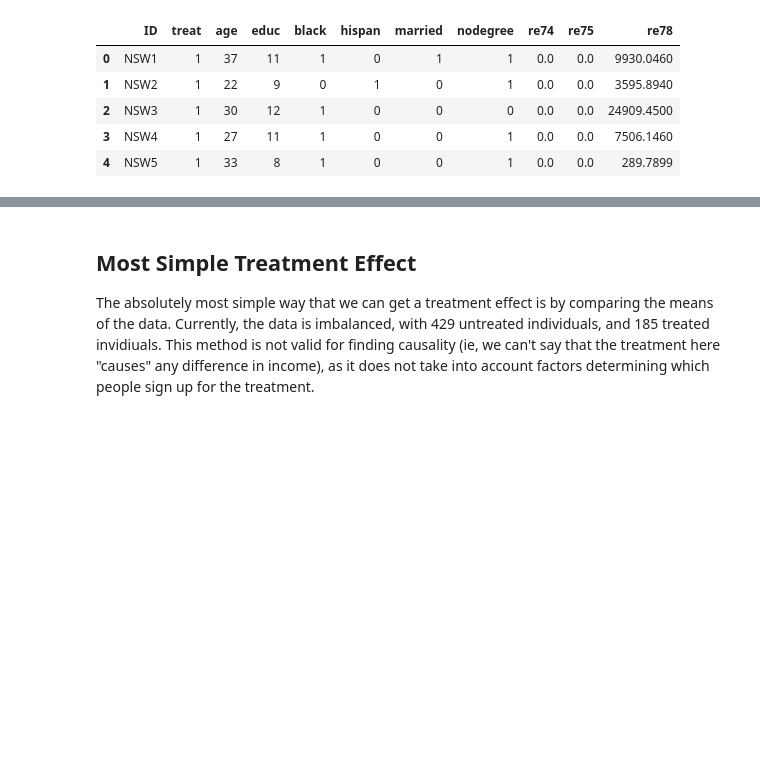
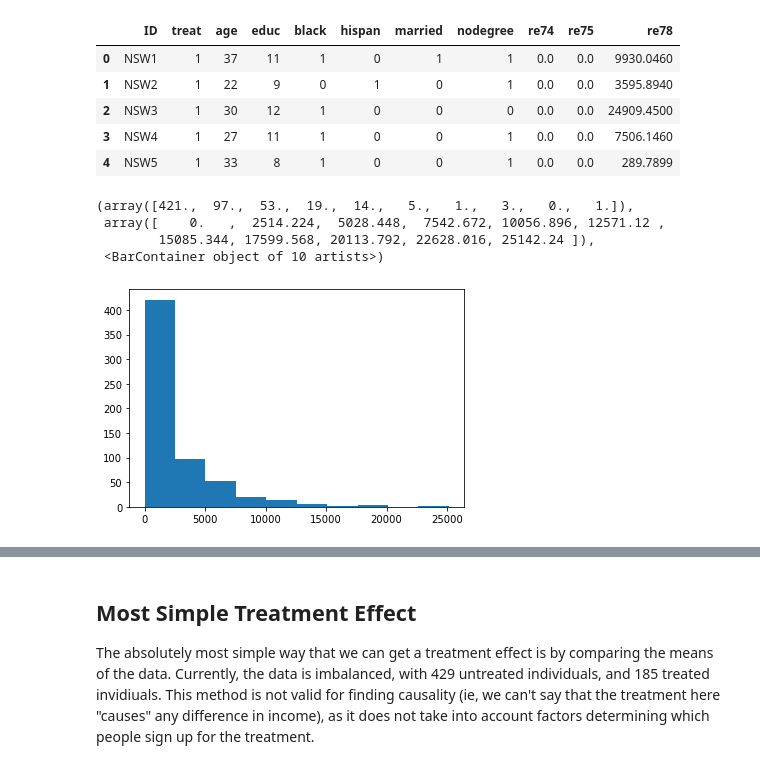
Before and after one commit to Cameron-Watts/Capstone-notebooks, a Jupyter notebook: Notebooks/Matching and Causal Inference/Matching and Causal Inference.ipynb, the cells around one changed output, grey strips where cells are left out. Drawn from its saved outputs; the diff is of its cells as text; code cells hidden in the pictures; blank space fills up the shorter version.

```diff
--- a/Notebooks/Matching and Causal Inference/Matching and Causal Inference.ipynb
+++ b/Notebooks/Matching and Causal Inference/Matching and Causal Inference.ipynb
@@ -80,6 +83,15 @@ df.head()
 | 2 | NSW3 | 1 | 30 | 12 | 1 | 0 | 0 | 0 | 0.0 | 0.0 | 24909.4500 |
 | 3 | NSW4 | 1 | 27 | 11 | 1 | 0 | 0 | 1 | 0.0 | 0.0 | 7506.1460 |
 | 4 | NSW5 | 1 | 33 | 8 | 1 | 0 | 0 | 1 | 0.0 | 0.0 | 289.7899 |
+# %%
+#Have a look at the distribution of the re75 column - loads of 0s here
+plt.hist(df["re75"])
+# %% [output]
+(array([421.,  97.,  53.,  19.,  14.,   5.,   1.,   3.,   0.,   1.]),
+ array([    0.   ,  2514.224,  5028.448,  7542.672, 10056.896, 12571.12 ,
+        15085.344, 17599.568, 20113.792, 22628.016, 25142.24 ]),
+ <BarContainer object of 10 artists>)
+[figure, added]
 # %%
 #Dropping na rows and columns as discussed above
 
```
Also changed, not shown: parts of 29 cells of this notebook.
